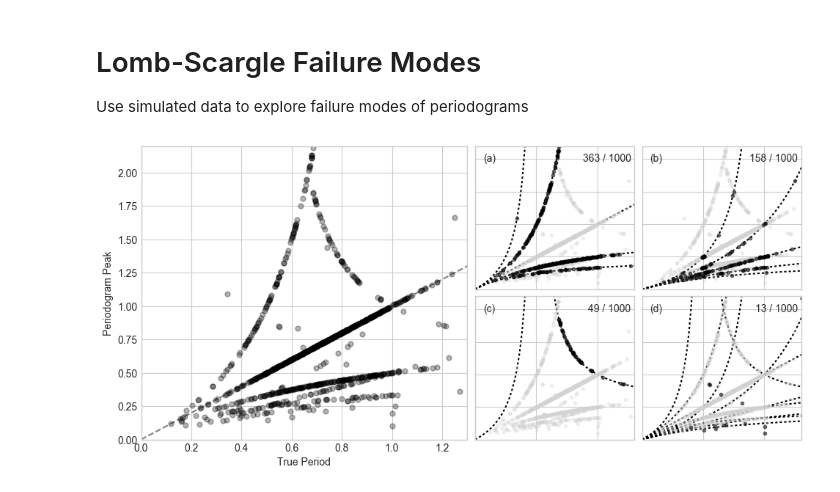
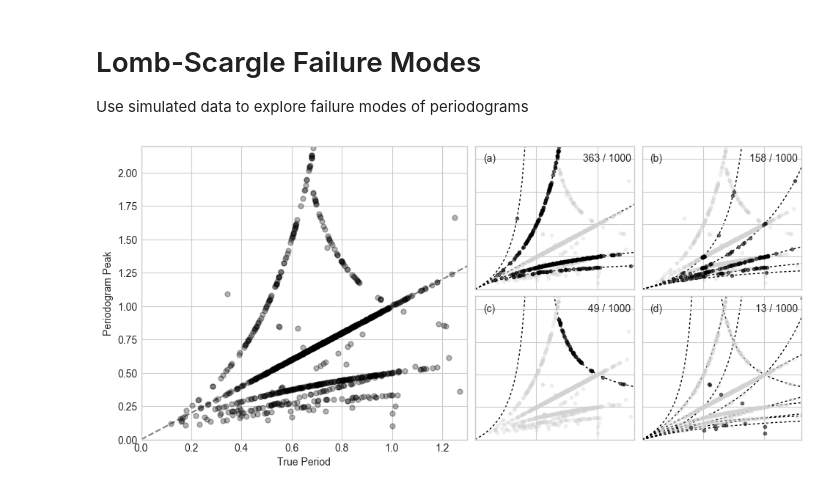
Before and after one commit to jakevdp/PracticalLombScargle, a Jupyter notebook: figures/FailureModes.ipynb, the cells around one changed output. Saved outputs shown, nothing was run; the diff lists cells and outputs as text; code cells hidden in the pictures.

```diff
--- a/figures/FailureModes.ipynb
+++ b/figures/FailureModes.ipynb
@@ -47,7 +47,7 @@ def fn(P, n, use_abs=False):
 def plot_guidelines(ax, n_values=[-2, -1, 0, 1, 2], alias=[1, 2],
                     use_abs=False, linestyle=':', color='black'):
     x = np.linspace(0, 2, 100)
-    return [ax.plot(x, fn(x / a, n, use_abs), ':', color=color)
+    return [ax.plot(x, fn(x / a, n, use_abs), ':', color=color, linewidth=1, zorder=0)
             for a in alias for n in n_values]
 
 
@@ -91,31 +91,31 @@ plot_guidelines(ax[1, 1], use_abs=True)
 eps = 0.01
 
 total_mask = (abs(estimated_period - true_period) < eps)
 
 for i, a in enumerate([1, 2]):
     mask = False
     for j, n in enumerate([-2, -1, 0, 1, 2]):
         if a == 1 and n == 0:
             continue
         mask |= abs(estimated_period - fn(true_period / a, n)) < eps
     plot_inset(ax[0, i], mask)
     total_mask |= mask
 
 mask_neg = ~total_mask & (abs(estimated_period - fn(true_period, 2, True)) < eps)
 total_mask |= mask_neg
 
 plot_inset(ax[1, 0], mask_neg)
 plot_inset(ax[1, 1], ~total_mask)
 
 for ax in fig.axes:
     ax.set(xlim=(0, 1.3), ylim=(0, 2.2));
 
 for ax, label in zip(fig.axes[1:], 'abcd'):
     ax.xaxis.set_major_formatter(plt.NullFormatter())
     ax.yaxis.set_major_formatter(plt.NullFormatter())
     ax.text(0.05, 0.95, '({0})'.format(label), ha='left', va='top',
             transform=ax.transAxes)
 
 fig.savefig('fig25_failure_modes.pdf')
 # %% [output]
-[figure, old version]
+[figure, new version]
```
Also changed, not shown: 18 other files.
